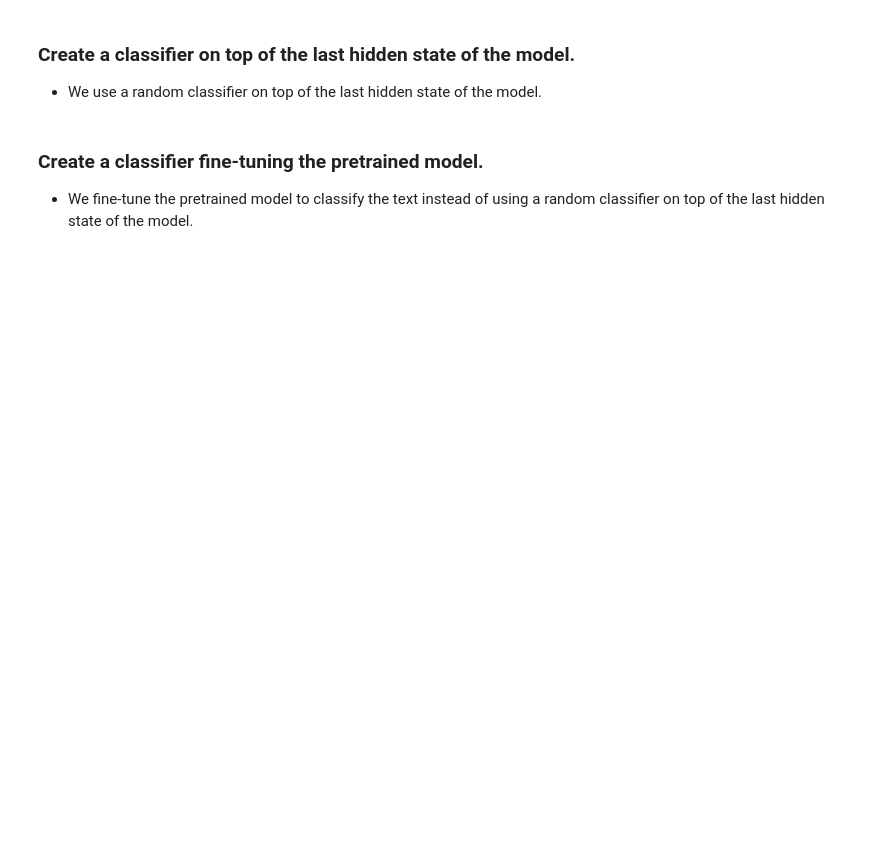
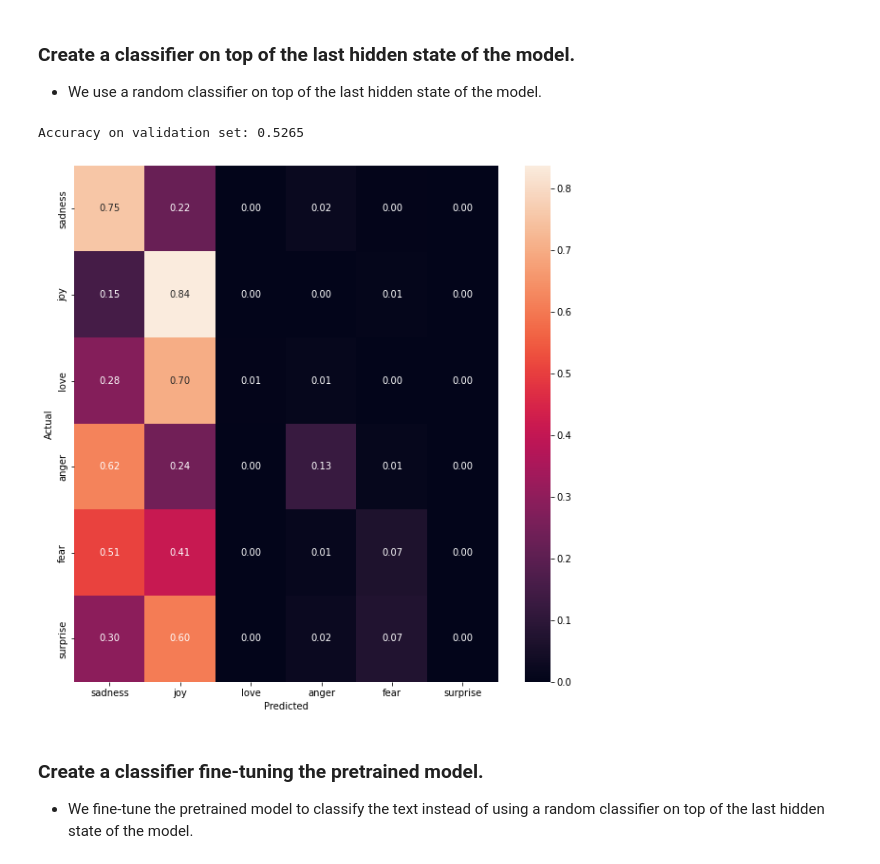
Before and after one commit to juanprida/nlp_with_transformers, a Jupyter notebook: text_classification.ipynb, the cells around one changed output. Drawn from its saved outputs; the diff is of its cells as text; code cells hidden in the pictures; blank space fills up the shorter version.

```diff
--- a/text_classification.ipynb
+++ b/text_classification.ipynb
@@ -146,35 +169,38 @@ y_valid = np.array(last_hidden_states["validation"]["label"])
 
 # Scale the data.
 scaler = MinMaxScaler()
 X_train = scaler.fit_transform(X_train)
 X_valid = scaler.transform(X_valid)
 
 # Train a simple classifier.
 clf = RandomForestClassifier(n_estimators=100)
 clf.fit(X_train, y_train)
 print(f"Accuracy on validation set: {clf.score(X_valid, y_valid)}")
 
 # Plot confusion matrix.
 import matplotlib.pyplot as plt
 import seaborn as sns
 from sklearn.metrics import confusion_matrix
 
-def plot_consufion_matrix(y_true, y_pred, labels):
+def plot_confusion_matrix(y_true, y_pred, labels):
     """Plot confusion matrix."""
     # Compute confusion matrix.
     cm = confusion_matrix(y_true, y_pred)
     # Normalize the confusion matrix.
     cm = cm.astype("float") / cm.sum(axis=1)[:, np.newaxis]
     # Plot the confusion matrix.
     fig, ax = plt.subplots(figsize=(10, 10))
     sns.heatmap(cm, annot=True, fmt=".2f", xticklabels=labels, yticklabels=labels)
     plt.ylabel("Actual")
     plt.xlabel("Predicted")
     plt.show()
 
 # Plot confusion matrix.
 y_pred = clf.predict(X_valid)
-plot_consufion_matrix(y_valid, y_pred, labels=emotions["train"].features["label"].names)
+plot_confusion_matrix(y_valid, y_pred, labels=emotions["train"].features["label"].names)
+# %% [output]
+Accuracy on validation set: 0.5265
+[figure, added]
 # %% [markdown]
 ### Create a classifier fine-tuning the pretrained model.
 - We fine-tune the pretrained model to classify the text instead of using a random classifier on top of the last hidden state of the model.
```
Also changed, not shown: parts of 9 cells of this notebook.
